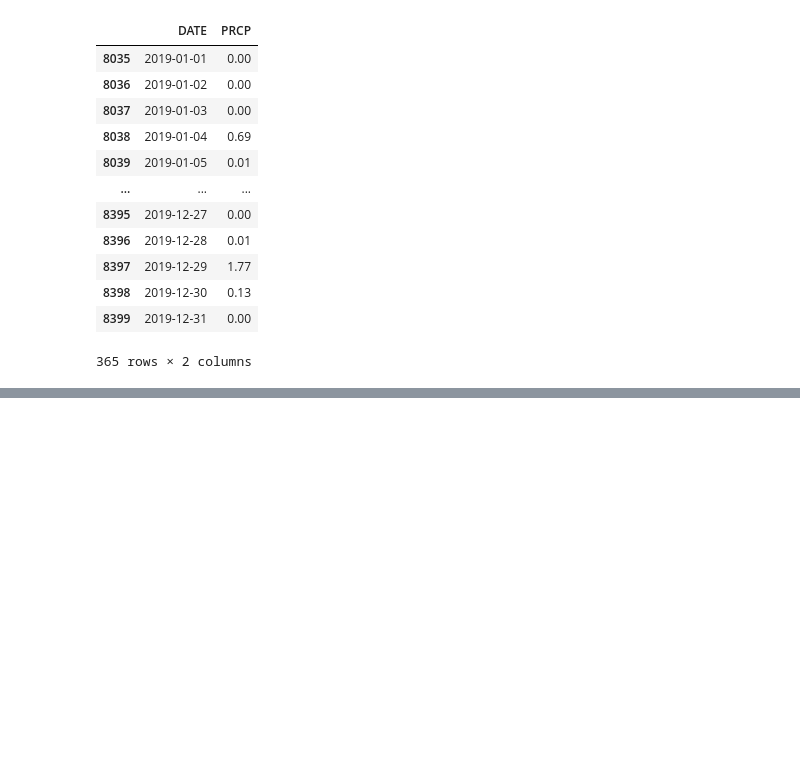
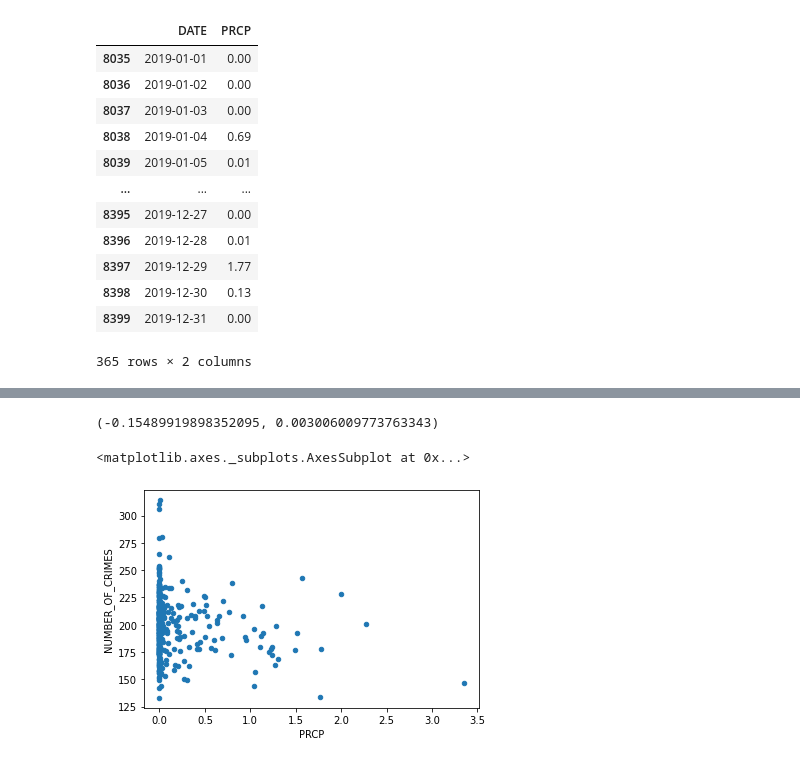
Before and after one commit to dfreeman500/CL-Python2, a Jupyter notebook: Project/crime-weather.ipynb, the cells around one changed output, grey strips where cells are left out. Drawn from its saved outputs; the diff is of its cells as text; code cells hidden in the pictures; blank space fills up the shorter version.

```diff
--- a/Project/crime-weather.ipynb
+++ b/Project/crime-weather.ipynb
@@ -47,3 +51,6 @@ total_counts.plot.barh(x='Number of crimes', color='red' )
 # %% [output]
 <matplotlib.axes._subplots.AxesSubplot at 0x...>
 [figure]
+# %%
+crime_2019['DATE_OCCURED_NOTIME'] = crime_2019['DATE_OCCURED'].str.split(' ').str[0]
+crime_2019['DATE_OCCURED_NOTIME']
@@ -80,3 +100,14 @@ date_crime_count_df
 | 8398 | 2019-12-30 | 0.13 |
 | 8399 | 2019-12-31 | 0.00 |
 365 rows × 2 columns
+# %%
+#get crime count per date
+crime_series=[]
+for entry in date_crime_count_df['DATE']:
+    number_of_crimes_per_day = 0
+    for item in crime_2019['DATE_OCCURED_NOTIME']:
+        if entry == item:
+            number_of_crimes_per_day += 1
+    crime_series.append(number_of_crimes_per_day)
+# %%
+date_crime_count_df['NUMBER_OF_CRIMES'] = crime_series
@@ -82,0 +130,10 @@ date_crime_count_df
+# %%
+#What is the correlation between precipiation amounts and number of crimes per day
+stats.pearsonr(date_crime_count_df['PRCP'],date_crime_count_df['NUMBER_OF_CRIMES'])
+# %% [output]
+(-0.15489919898352095, 0.003006009773763343)
+# %%
+date_crime_count_df.plot(x='PRCP', y='NUMBER_OF_CRIMES', kind='scatter', )
+# %% [output]
+<matplotlib.axes._subplots.AxesSubplot at 0x...>
+[figure, added]
```
Also changed, not shown: parts of 5 cells of this notebook.
